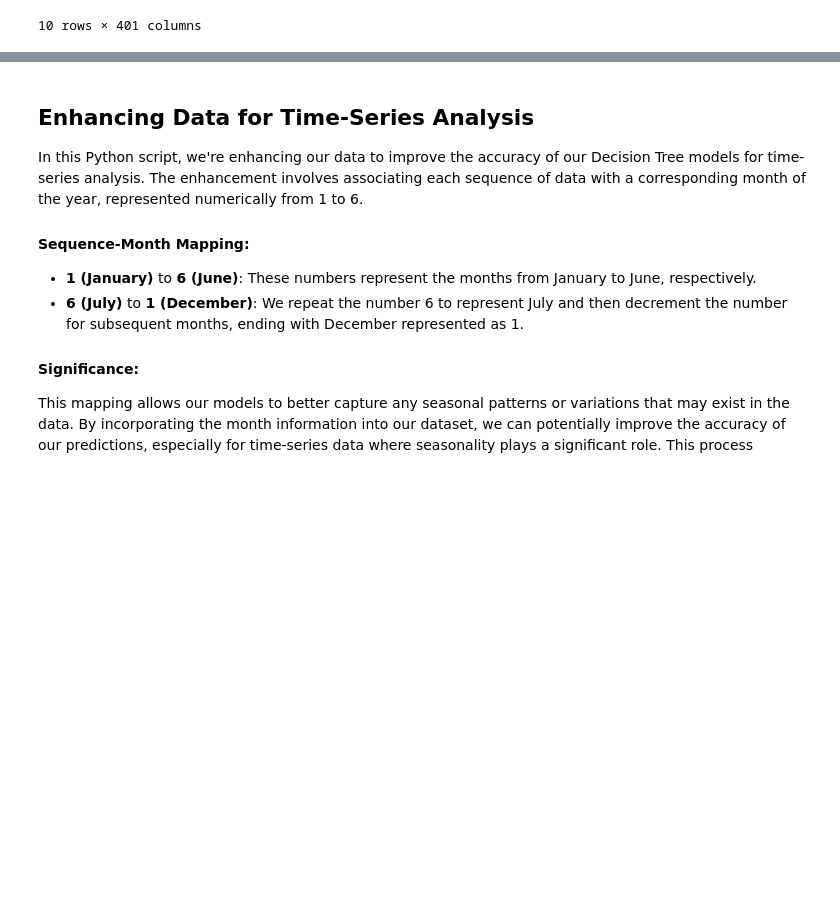
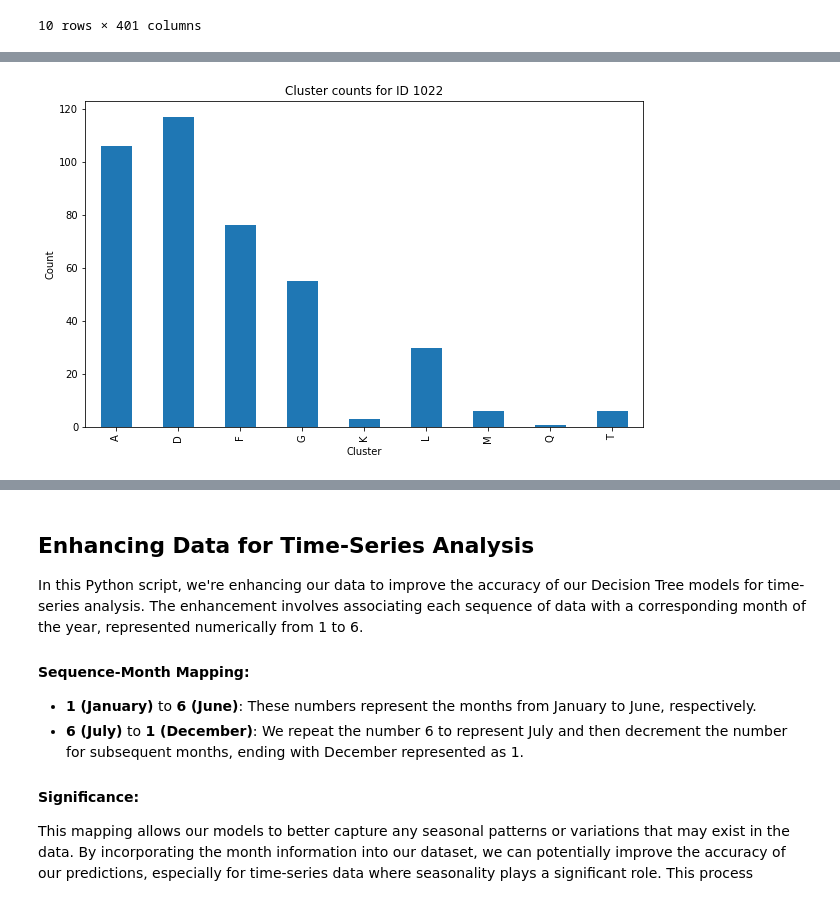
Before and after one commit to Isi-17/Thesis-CS, a Jupyter notebook: 01-data_preparation.ipynb, the cells around one changed output, grey strips where cells are left out. Drawn from its saved outputs; the diff is of its cells as text; code cells hidden in the pictures; blank space fills up the shorter version.

```diff
--- a/01-data_preparation.ipynb
+++ b/01-data_preparation.ipynb
@@ -684,0 +686,95 @@ window_size = 28
+# %%
+# Ejemplo de uso:
+# target_id = 1000
+target_id = 1022
+# target_id = 5121
+# %%
+# Load the dataframe from the CSV file
+df = pd.read_csv("sequence_patterns_2_6-10.csv")
+
+def plot_cluster_counts_by_id(dataframe, id):
+    # Filter the dataframe by the provided ID
+    id_filtered_df = dataframe[dataframe['ID'] == id]
+
+    # Select all columns representing clusters
+    clusters = id_filtered_df.iloc[:, 1:]
+
+    # Count occurrences of each cluster
+    cluster_counts = clusters.apply(pd.value_counts).fillna(0)
+
+    # Sum counts to get total occurrences of each cluster
+    total_counts_per_cluster = cluster_counts.sum(axis=1)
+
+    # Print the cluster counts
+    print(f"Cluster counts for ID {id}:")
+    for cluster, count in total_counts_per_cluster.items():
+        print(f"Cluster {cluster}: {int(count)}")
+
+    # Plot the cluster counts
+    plt.figure(figsize=(10, 6))
+    total_counts_per_cluster.plot(kind='bar')
+    plt.title('Cluster counts for ID {}'.format(id))
+    plt.xlabel('Cluster')
+    plt.ylabel('Count')
+    plt.show()
+
+def plot_cluster_variation(dataframe, id):
+    # Filter the dataframe by the provided ID
+    id_filtered_df = dataframe[dataframe['ID'] == id]
+
+    # Select all columns representing clusters
+    clusters = id_filtered_df.iloc[:, 1:]
+
+    # Count occurrences of each cluster in each column
+    cluster_counts = clusters.apply(pd.value_counts).fillna(0)
+
+    # Sum counts to get cumulative counts of each cluster in each column
+    cumulative_counts_per_cluster = cluster_counts.cumsum(axis=1)
+
+    # Create the plot
+    plt.figure(figsize=(10, 6))
+    for cluster in cumulative_counts_per_cluster.index:
+        plt.plot(cumulative_counts_per_cluster.loc[cluster], label=cluster)
+
+    plt.title('Cluster variation for ID {}'.format(id))
+    plt.xlabel('Column')
+    plt.ylabel('Cumulative count')
+    plt.legend(title='Cluster', bbox_to_anchor=(1.05, 1), loc='upper left')
+    plt.xticks(range(0, len(cumulative_counts_per_cluster.columns), 21), range(1, len(cumulative_counts_per_cluster.columns) + 1, 21))
+    plt.grid(True)
+    plt.show()
+
+def plot_consecutive_values(dataframe, id):
+    # Filter the dataframe by the provided ID
+    id_filtered_df = dataframe[dataframe['ID'] == id]
+
+    # Get the columns representing clusters
+    cluster_columns = id_filtered_df.columns[1:]
+
+    # Get the rows corresponding to the given ID
+    id_row = id_filtered_df.iloc[0, 1:]  # Exclude the first column (ID)
+
+    # Get the unique letters present in the data for the given ID
+    unique_letters = sorted(set(letter for letter in id_row if letter.strip()))  # Filter out empty letters and sort
+
+    # Create a mapping from letters to their positions along the Y-axis
+    letter_position_mapping = {letter: i for i, letter in enumerate(sorted(unique_letters))}
+
+    # Convert letters in id_row to their corresponding positions
+    id_row_positions = [letter_position_mapping[letter] for letter in id_row]
+
+    # Create the plot
+    plt.figure(figsize=(12, 6))
+    plt.scatter(range(len(cluster_columns)), id_row_positions)
+    plt.title('Values of each column for ID {}'.format(id))
+    plt.xlabel('Column')
+    plt.ylabel('Value')
+    plt.xticks(range(0, len(cluster_columns), 21), range(1, len(cluster_columns) + 1, 21))  # Jumps of 21 at a time
+    plt.yticks(range(len(unique_letters)), sorted(unique_letters))  # Set the present letters on the Y axis in alphabetical order
+    plt.grid(axis='y')
+    plt.show()
+
+plot_cluster_counts_by_id(df, target_id)
+plot_cluster_variation(df, target_id)
+plot_consecutive_values(df, target_id)
+# %% [output]
@@ -684,0 +791 @@ window_size = 28
+[figure, added]
```
Also changed, not shown: parts of 9 cells of this notebook, 12 other files.
